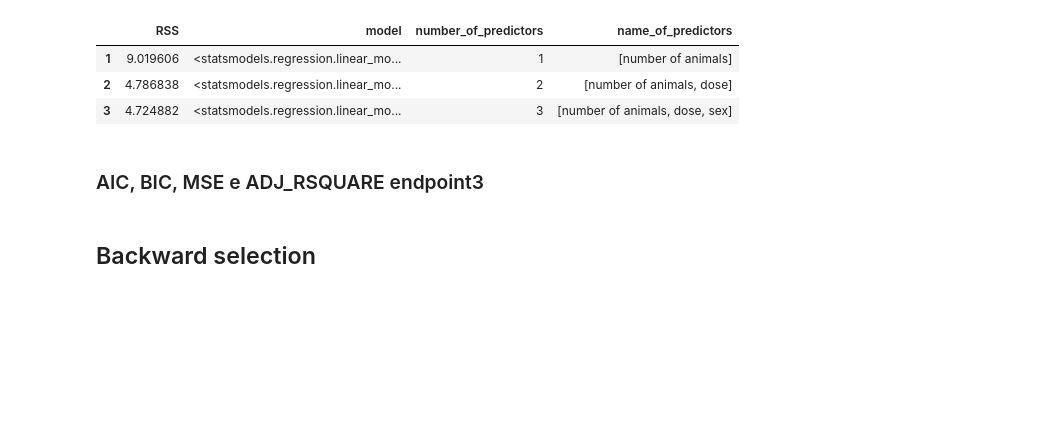
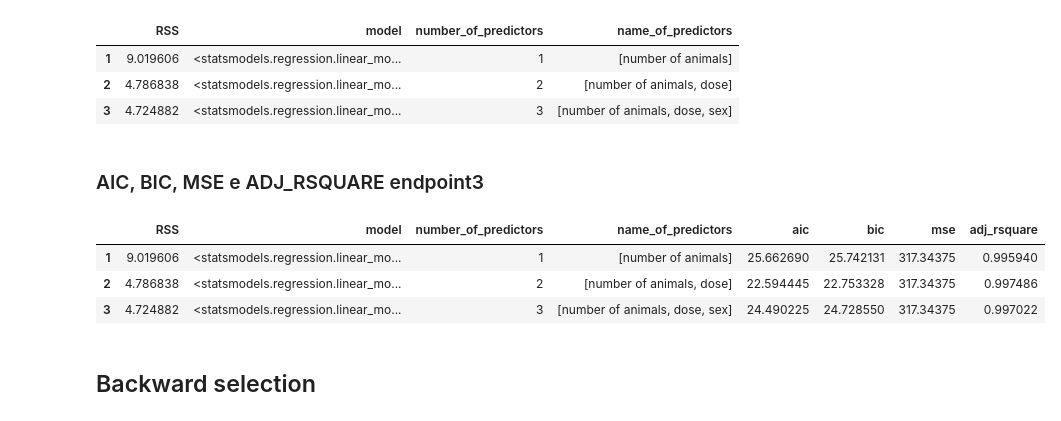
Before and after one commit to AndreaPrati98/EFSA_study, a Jupyter notebook: Prati.ipynb, the cells around one changed output. Drawn from its saved outputs; the diff is of its cells as text; code cells hidden in the pictures; blank space fills up the shorter version.

```diff
--- a/Prati.ipynb
+++ b/Prati.ipynb
@@ -115,5 +123,13 @@ Total elapsed time: 0.05214953422546387 seconds.
 | 3 | 4.724882 | <statsmodels.regression.linear_mo... | 3 | [number of animals, dose, sex] |
 # %% [markdown]
 ### AIC, BIC, MSE e ADJ_RSQUARE endpoint3
+# %%
+group_of_models_endpoint3 = fn.compute_criteria(group_of_models_endpoint3)
+group_of_models_endpoint3
+# %% [output]
+|  | RSS | model | number_of_predictors | name_of_predictors | aic | bic | mse | adj_rsquare |
+| 1 | 9.019606 | <statsmodels.regression.linear_mo... | 1 | [number of animals] | 25.662690 | 25.742131 | 317.34375 | 0.995940 |
+| 2 | 4.786838 | <statsmodels.regression.linear_mo... | 2 | [number of animals, dose] | 22.594445 | 22.753328 | 317.34375 | 0.997486 |
+| 3 | 4.724882 | <statsmodels.regression.linear_mo... | 3 | [number of animals, dose, sex] | 24.490225 | 24.728550 | 317.34375 | 0.997022 |
 # %% [markdown]
 ## Backward selection
```
Also changed, not shown: parts of 3 cells of this notebook.
